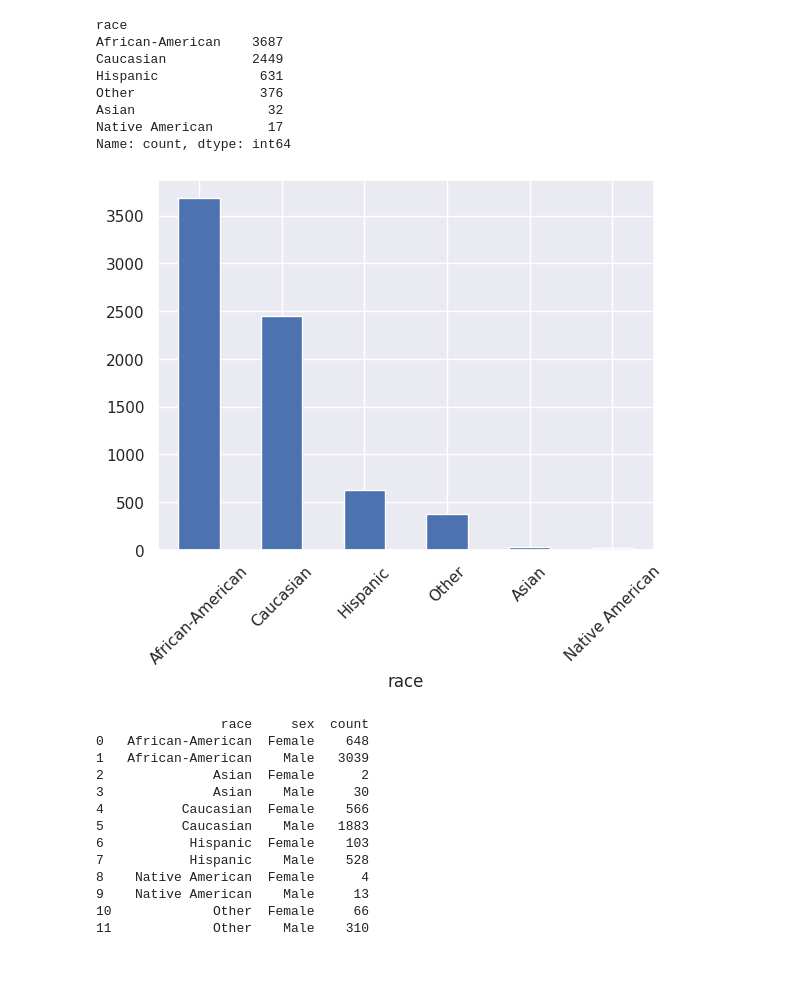
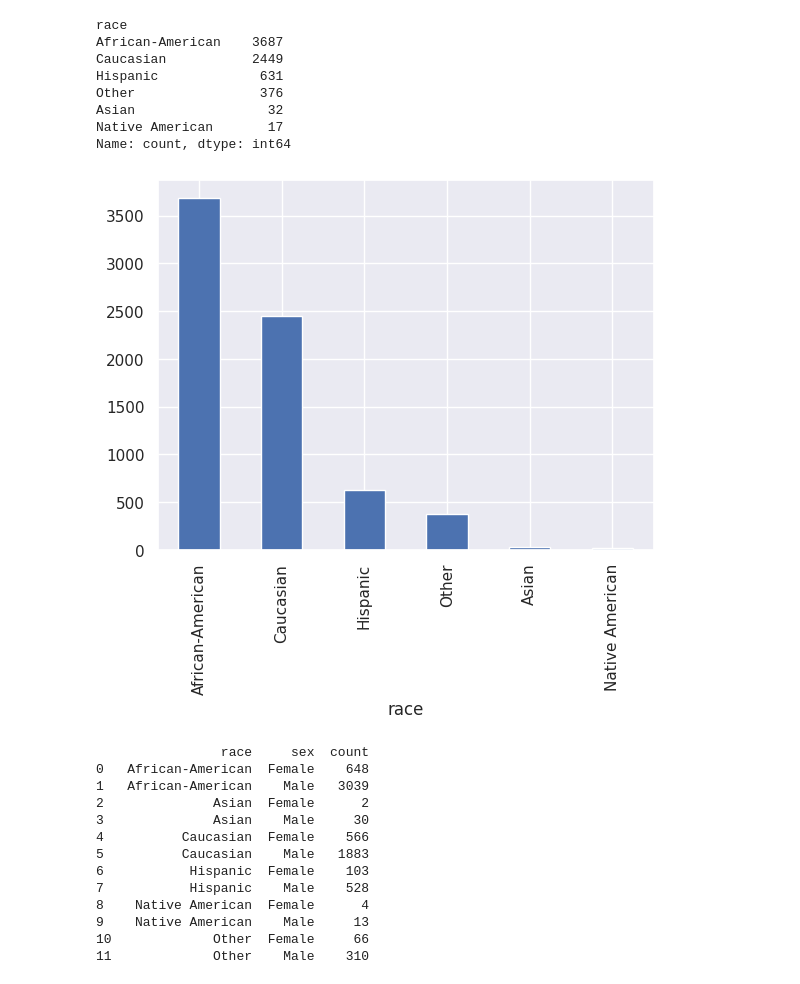
Before and after one commit to nokks/Fairness, a Jupyter notebook: 2021_scipy_tutorial/fairness-in-AI-systems-student.ipynb, the cells around one changed output. Drawn from its saved outputs; the diff is of its cells as text; code cells hidden in the pictures.

```diff
--- a/2021_scipy_tutorial/fairness-in-AI-systems-student.ipynb
+++ b/2021_scipy_tutorial/fairness-in-AI-systems-student.ipynb
@@ -386,9 +348,9 @@ Asian                 32
 Native American       17
 Name: count, dtype: int64
 # %%
-df["race"].value_counts().plot(kind='bar', rot=45);
+df["race"].value_counts().plot(kind='bar', rot=90);
 # %% [output]
-[figure, old version]
+[figure, new version]
 # %%
 # Group by race and sex, and count occurrences in each group
 race_sex_count = df.groupby(['race', 'sex']).size().reset_index(name='count')
```
Also changed, not shown: parts of 51 cells of this notebook.
